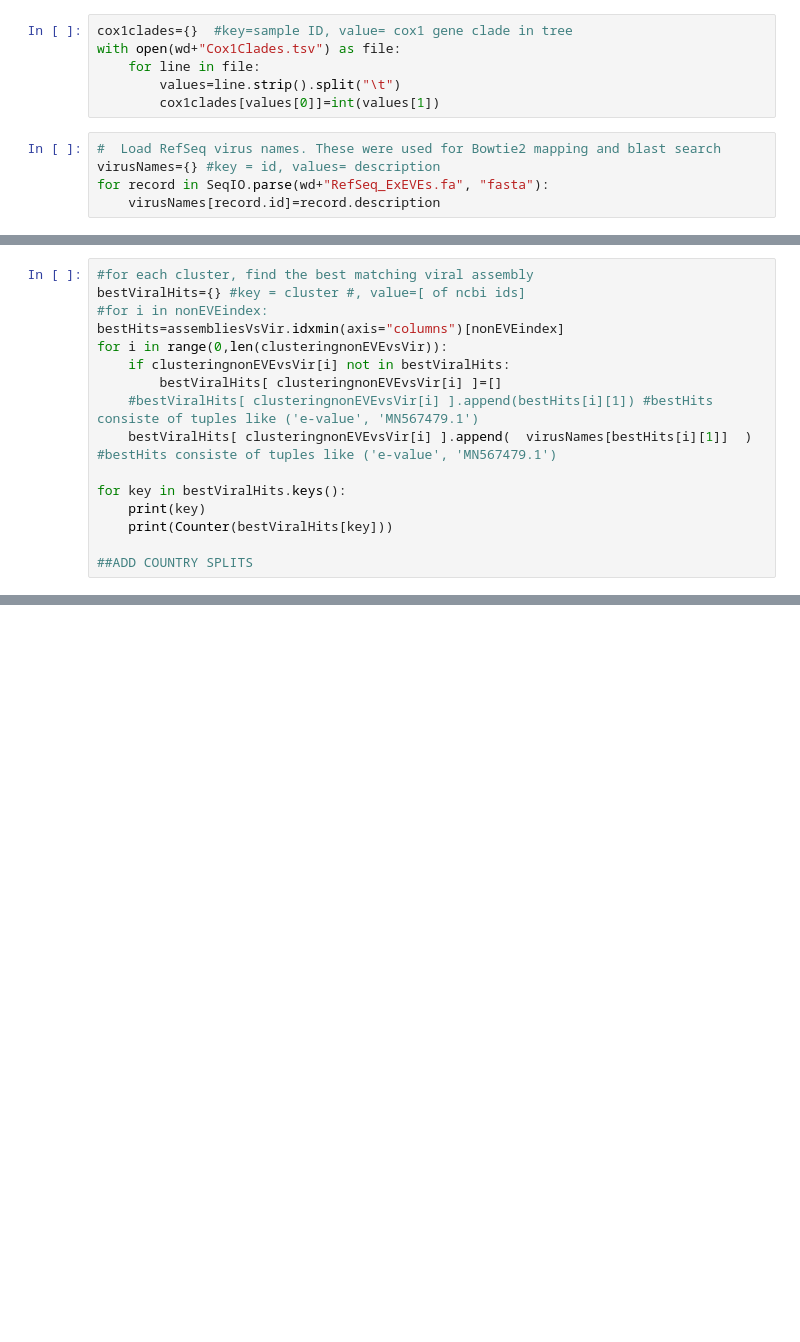
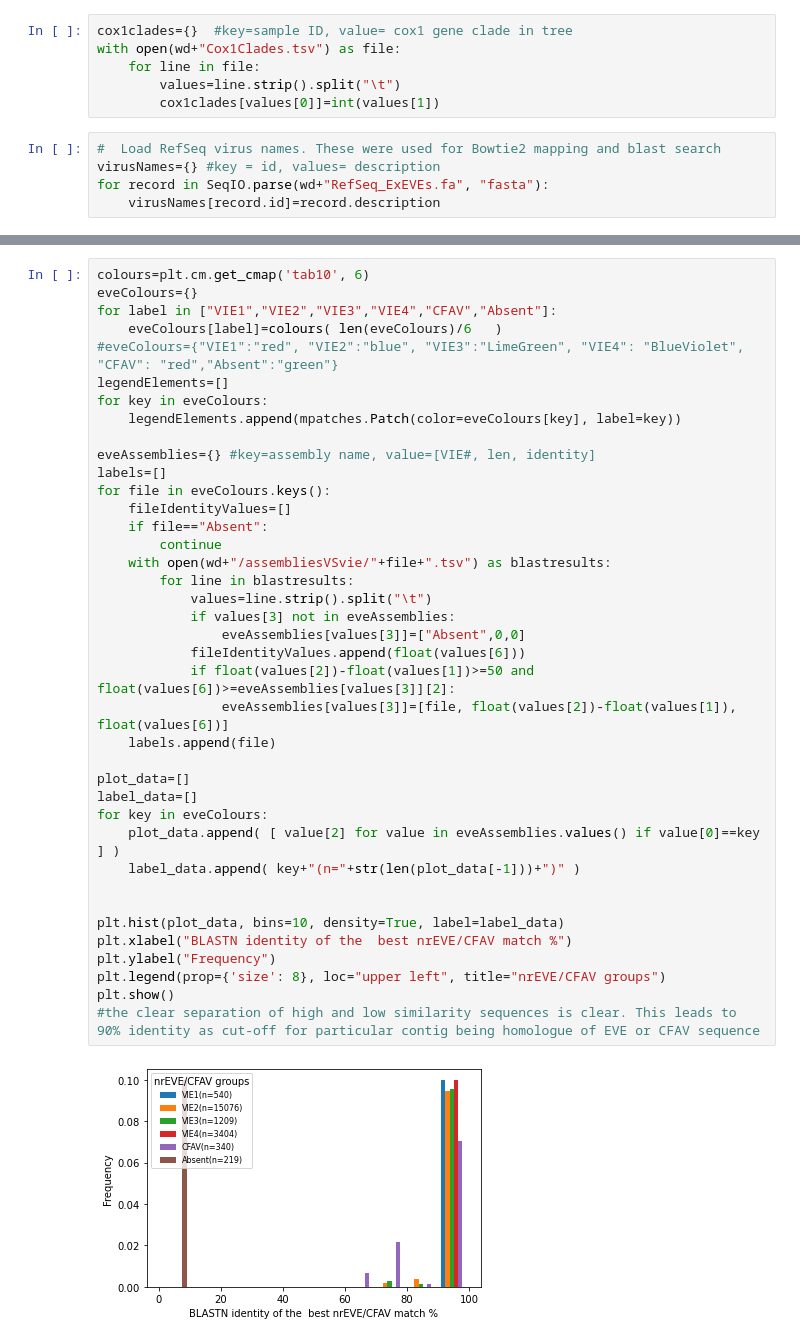
Before and after one commit to AntonS-bio/nrEVEs-AedesAegypti, a Jupyter notebook: scripts/PopulationEVEsClustering.ipynb, the cells around one changed output, grey strips where cells are left out. Saved outputs shown, nothing was run; the diff lists cells and outputs as text; blank space fills up the shorter version.

```diff
--- a/scripts/PopulationEVEsClustering.ipynb
+++ b/scripts/PopulationEVEsClustering.ipynb
@@ -617,16 +97,0 @@ with open(wd+"/classifiedAssemblies/nonEVE.fasta","w") as output:
-# %%
-#for each cluster, find the best matching viral assembly
-bestViralHits={} #key = cluster #, value=[ of ncbi ids]
-#for i in nonEVEindex:
-bestHits=assembliesVsVir.idxmin(axis="columns")[nonEVEindex]
-for i in range(0,len(clusteringnonEVEvsVir)):
-    if clusteringnonEVEvsVir[i] not in bestViralHits:
-        bestViralHits[ clusteringnonEVEvsVir[i] ]=[]
-    #bestViralHits[ clusteringnonEVEvsVir[i] ].append(bestHits[i][1]) #bestHits consiste of tuples like ('e-value', 'MN567479.1')
-    bestViralHits[ clusteringnonEVEvsVir[i] ].append(  virusNames[bestHits[i][1]]  ) #bestHits consiste of tuples like ('e-value', 'MN567479.1')
-
-for key in bestViralHits.keys():
-    print(key)
-    print(Counter(bestViralHits[key]))
-
-##ADD COUNTRY SPLITS
@@ -731,0 +101,41 @@ ax2.scatter(X_embedded_EVEallVsAll[:,0],X_embedded_EVEallVsAll[:,1], s=2, c=colo
+# %%
+colours=plt.cm.get_cmap('tab10', 6)
+eveColours={}
+for label in ["VIE1","VIE2","VIE3","VIE4","CFAV","Absent"]:
+    eveColours[label]=colours( len(eveColours)/6   )
+#eveColours={"VIE1":"red", "VIE2":"blue", "VIE3":"LimeGreen", "VIE4": "BlueViolet", "CFAV": "red","Absent":"green"}
+legendElements=[]
+for key in eveColours:
+    legendElements.append(mpatches.Patch(color=eveColours[key], label=key))
+
+eveAssemblies={} #key=assembly name, value=[VIE#, len, identity]
+labels=[]
+for file in eveColours.keys():
+    fileIdentityValues=[]
+    if file=="Absent":
+        continue
+    with open(wd+"/assembliesVSvie/"+file+".tsv") as blastresults:
+        for line in blastresults:
+            values=line.strip().split("\t")
+            if values[3] not in eveAssemblies:
+                eveAssemblies[values[3]]=["Absent",0,0]
+            fileIdentityValues.append(float(values[6]))
+            if float(values[2])-float(values[1])>=50 and float(values[6])>=eveAssemblies[values[3]][2]:
+                eveAssemblies[values[3]]=[file, float(values[2])-float(values[1]),  float(values[6])]
+    labels.append(file)
+
+plot_data=[]
+label_data=[]
+for key in eveColours:
+    plot_data.append( [ value[2] for value in eveAssemblies.values() if value[0]==key ] )
+    label_data.append( key+"(n="+str(len(plot_data[-1]))+")" )
+
+
+plt.hist(plot_data, bins=10, density=True, label=label_data)
+plt.xlabel("BLASTN identity of the  best nrEVE/CFAV match %")
+plt.ylabel("Frequency")
+plt.legend(prop={'size': 8}, loc="upper left", title="nrEVE/CFAV groups")
+plt.show()
+#the clear separation of high and low similarity sequences is clear. This leads to 90% identity as cut-off for particular contig being homologue of EVE or CFAV sequence
+# %% [output]
+[figure, added]
```
Also changed, not shown: parts of 54 cells of this notebook.
